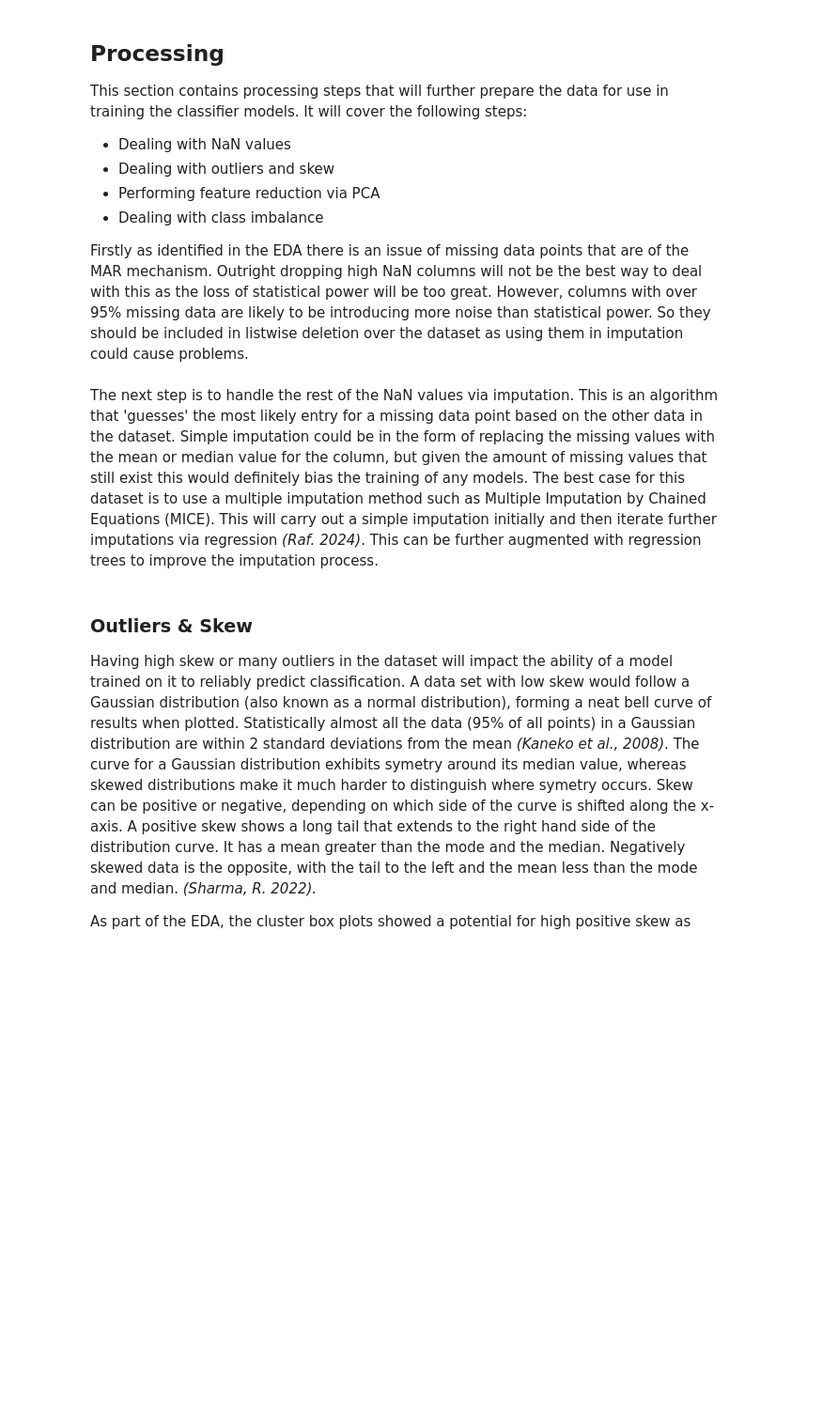
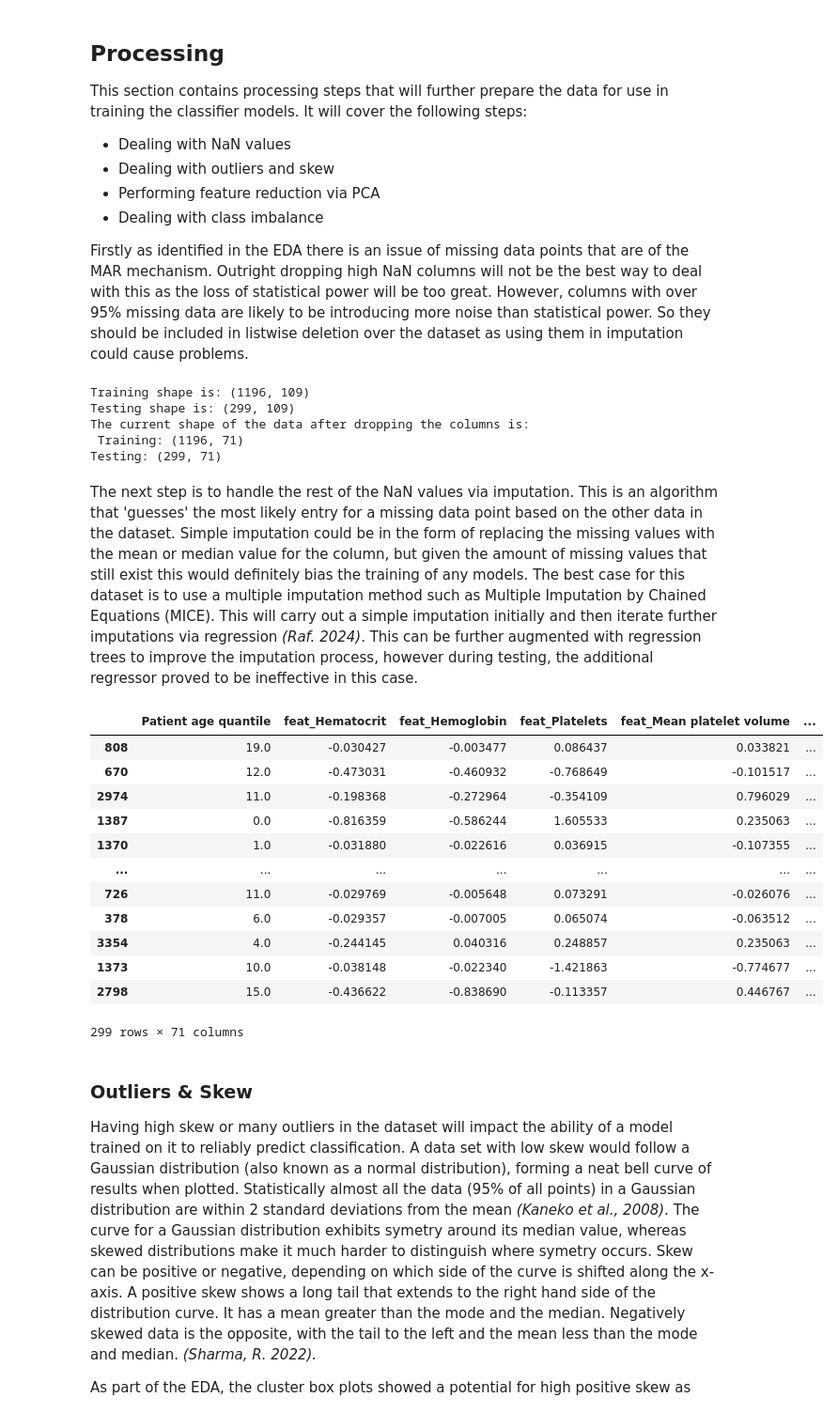
Before and after one commit to TheCherubQueen/DC3DMN, a Jupyter notebook: cw/DC3DMN_Report.ipynb, the cells around one changed output. Shown at 94% size. Drawn from its saved outputs; the diff is of its cells as text; code cells hidden in the pictures; blank space fills up the shorter version.

```diff
--- a/cw/DC3DMN_Report.ipynb
+++ b/cw/DC3DMN_Report.ipynb
@@ -310,31 +411,56 @@ Firstly as identified in the EDA there is an issue of missing data points that a
 print(f'Training shape is: {df_predictor_train.shape}\nTesting shape is: {df_predictor_test.shape}')
 #Drop all columns missing over 95% data points.
 df_predictor_train.dropna(axis = 1, inplace=True, thresh = int(0.05 * len(df_predictor_train)))
+#define variable and function for pipelines
+nan_cols_to_keep = df_predictor_train.columns
+def nan_threshold_drop (df):
+    df.drop(inplace = True, columns = df.columns.difference(nan_cols_to_keep))
+    return df
 # mirror the drop in the testing set
-df_predictor_test.drop(inplace=True, columns = df_predictor_test.columns.difference(df_predictor_train.columns))
+df_predictor_test = nan_threshold_drop(df_predictor_test)
 #check how many columns are left post drop
 print(f'The current shape of the data after dropping the columns is: \n Training: {df_predictor_train.shape}\nTesting: {df_predictor_test.shape}')
+# %% [output]
+Training shape is: (1196, 109)
+Testing shape is: (299, 109)
+The current shape of the data after dropping the columns is:
+ Training: (1196, 71)
+Testing: (299, 71)
 # %% [markdown]
-The next step is to handle the rest of the NaN values via imputation. This is an algorithm that 'guesses' the most likely entry for a missing data point based on the other data in the dataset. Simple imputation could be in the form of replacing the missing values with the mean or median value for the column, but given the amount of missing values that still exist this would definitely bias the training of any models. The best case for this dataset is to use a multiple imputation method such as Multiple Imputation by Chained Equations (MICE). This will carry out a simple imputation initially and then iterate further imputations via regression *(Raf. 2024)*. This can be further augmented with regression trees to improve the imputation process.
+The next step is to handle the rest of the NaN values via imputation. This is an algorithm that 'guesses' the most likely entry for a missing data point based on the other data in the dataset. Simple imputation could be in the form of replacing the missing values with the mean or median value for the column, but given the amount of missing values that still exist this would definitely bias the training of any models. The best case for this dataset is to use a multiple imputation method such as Multiple Imputation by Chained Equations (MICE). This will carry out a simple imputation initially and then iterate further imputations via regression *(Raf. 2024)*. This can be further augmented with regression trees to improve the imputation process, however during testing, the additional regressor proved to be ineffective in this case.
 # %%
 boolean_cols = df_predictor_train.select_dtypes(include = 'boolean').columns
-#create an imputer and regressor object and fit it on the train set.
-regressor = DecisionTreeRegressor(
-    max_features = 'sqrt',
-    random_state = 1
-)
 imputer = IterativeImputer(
-    estimator = regressor,
     max_iter = 50,
     initial_strategy = 'median'
 )
 imputer.set_output(transform = "pandas")
 df_predictor_train = imputer.fit_transform(df_predictor_train)
 #use the fitted imputer on the testing set
 df_predictor_test = imputer.transform(df_predictor_test)
 
-df_predictor_train[boolean_cols] = df_predictor_train[boolean_cols].astype(bool)
-df_predictor_test[boolean_cols] = df_predictor_test[boolean_cols].astype(bool)
+#define function for pipelines
+def boolean_recast (df):
+    df[boolean_cols] = df[boolean_cols].astype(bool)
+    return df
+
+#apply recast
+boolean_recast(df_predictor_train)
+boolean_recast(df_predictor_test)
+# %% [output]
+|  | Patient age quantile | feat_Hematocrit | feat_Hemoglobin | feat_Platelets | feat_Mean platelet volume | ... |
+| 808 | 19.0 | -0.030427 | -0.003477 | 0.086437 | 0.033821 | ... |
+| 670 | 12.0 | -0.473031 | -0.460932 | -0.768649 | -0.101517 | ... |
+| 2974 | 11.0 | -0.198368 | -0.272964 | -0.354109 | 0.796029 | ... |
+| 1387 | 0.0 | -0.816359 | -0.586244 | 1.605533 | 0.235063 | ... |
+| 1370 | 1.0 | -0.031880 | -0.022616 | 0.036915 | -0.107355 | ... |
+| ... | ... | ... | ... | ... | ... | ... |
+| 726 | 11.0 | -0.029769 | -0.005648 | 0.073291 | -0.026076 | ... |
+| 378 | 6.0 | -0.029357 | -0.007005 | 0.065074 | -0.063512 | ... |
+| 3354 | 4.0 | -0.244145 | 0.040316 | 0.248857 | 0.235063 | ... |
+| 1373 | 10.0 | -0.038148 | -0.022340 | -1.421863 | -0.774677 | ... |
+| 2798 | 15.0 | -0.436622 | -0.838690 | -0.113357 | 0.446767 | ... |
+299 rows × 71 columns
 # %% [markdown]
 ### Outliers & Skew
 Having high skew or many outliers in the dataset will impact the ability of a model trained on it to reliably predict classification. A data set with low skew would follow a Gaussian distribution (also known as a normal distribution), forming a neat bell curve of results when plotted. Statistically almost all the data (95% of all points) in a Gaussian distribution are within 2 standard deviations from the mean *(Kaneko et al., 2008)*. The curve for a Gaussian distribution exhibits symetry around its median value, whereas skewed distributions make it much harder to distinguish where symetry occurs. Skew can be positive or negative, depending on which side of the curve is shifted along the x-axis. A positive skew shows a long tail that extends to the right hand side of the distribution curve. It has a mean greater than the mode and the median. Negatively skewed data is the opposite, with the tail to the left and the mean less than the mode and median. *(Sharma, R. 2022).*
```
Also changed, not shown: parts of 34 cells of this notebook.
